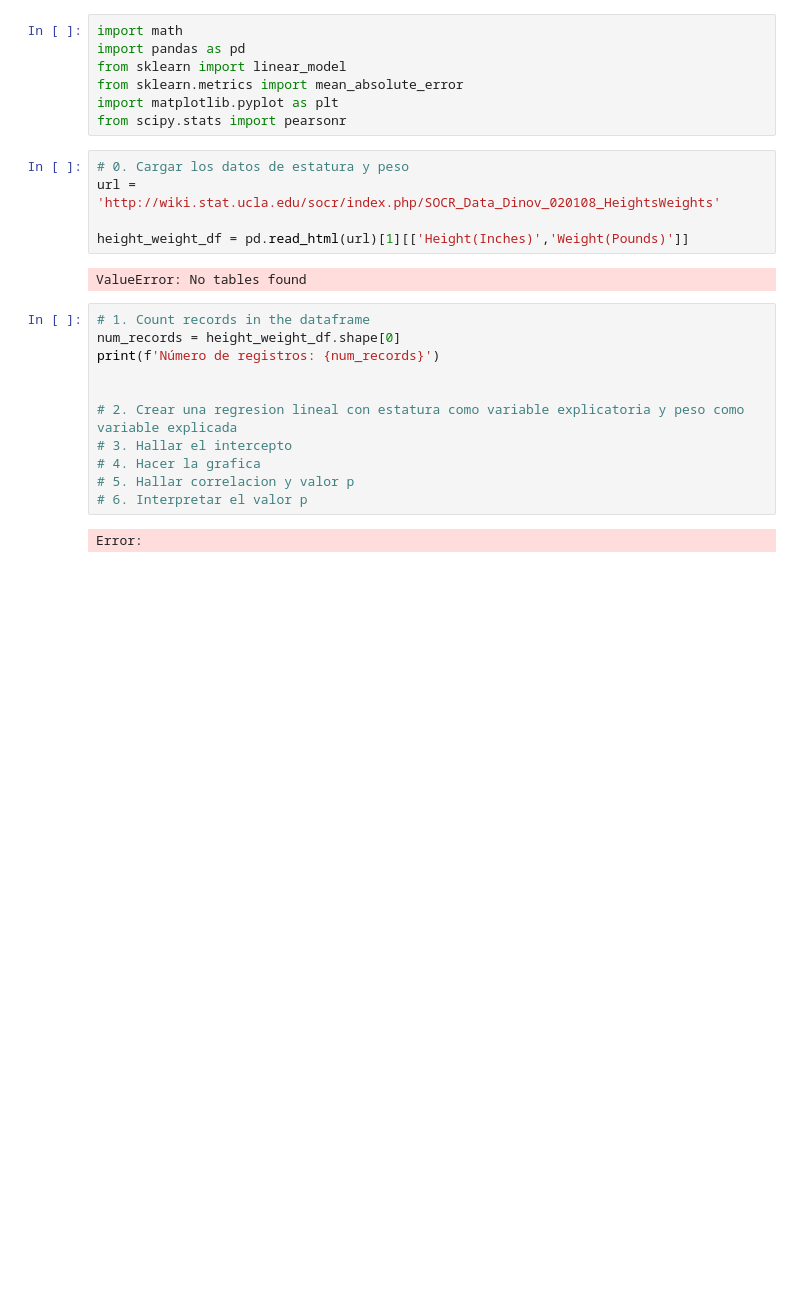
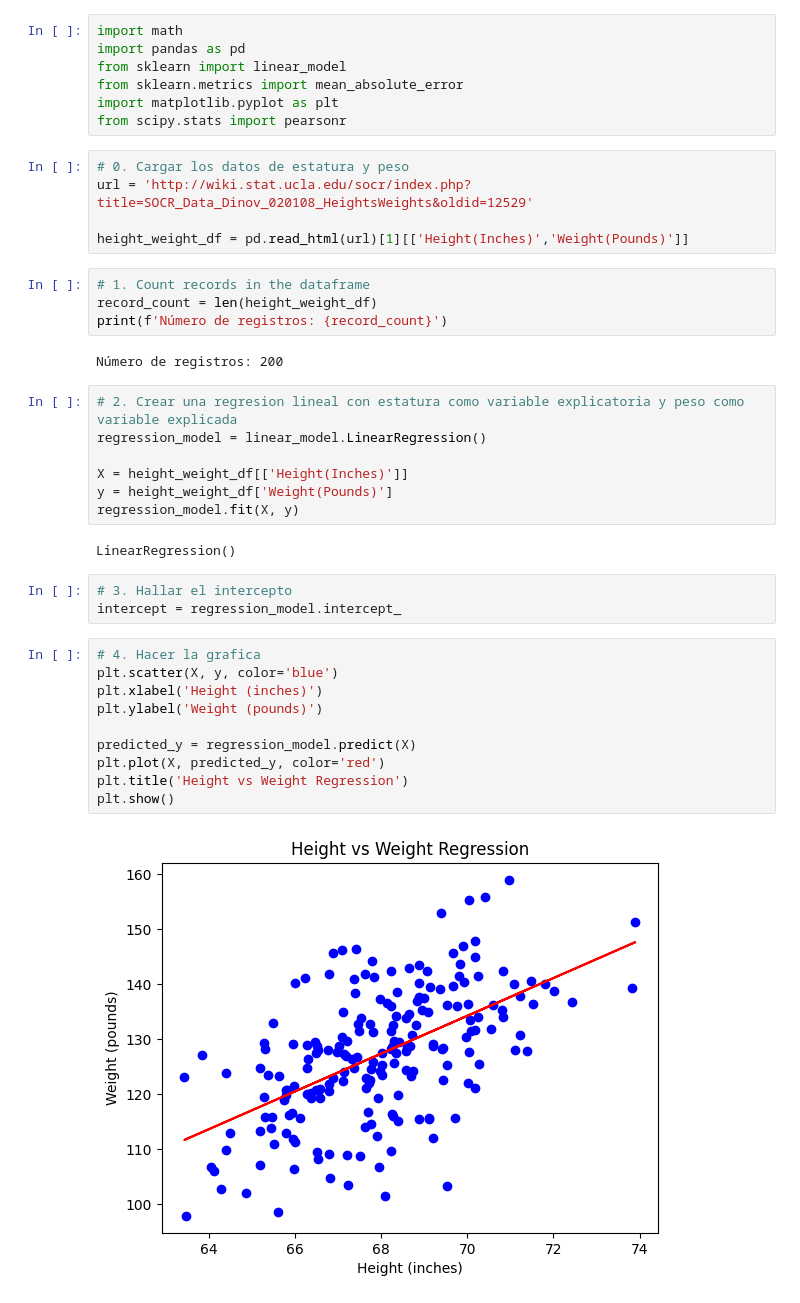
Before and after one commit to stefanoaragoni/CC31062024_Lab1, a Jupyter notebook: lab1-weight-prediction-model.ipynb, the cells around one changed output. Saved outputs shown, nothing was run; the diff lists cells and outputs as text; blank space fills up the shorter version.

```diff
--- a/lab1-weight-prediction-model.ipynb
+++ b/lab1-weight-prediction-model.ipynb
@@ -7,21 +7,36 @@ import matplotlib.pyplot as plt
 from scipy.stats import pearsonr
 # %%
 # 0. Cargar los datos de estatura y peso
-url = 'http://wiki.stat.ucla.edu/socr/index.php/SOCR_Data_Dinov_020108_HeightsWeights'
+url = 'http://wiki.stat.ucla.edu/socr/index.php?title=SOCR_Data_Dinov_020108_HeightsWeights&oldid=12529'
 
 height_weight_df = pd.read_html(url)[1][['Height(Inches)','Weight(Pounds)']]
-# %% [output]
-ValueError: No tables found
 # %%
 # 1. Count records in the dataframe
-num_records = height_weight_df.shape[0]
-print(f'Número de registros: {num_records}')
-
-
-# 2. Crear una regresion lineal con estatura como variable explicatoria y peso como variable explicada
-# 3. Hallar el intercepto
-# 4. Hacer la grafica
-# 5. Hallar correlacion y valor p
-# 6. Interpretar el valor p
+record_count = len(height_weight_df)
+print(f'Número de registros: {record_count}')
 # %% [output]
-Error:
+Número de registros: 200
+# %%
+# 2. Crear una regresion lineal con estatura como variable explicatoria y peso como variable explicada
+regression_model = linear_model.LinearRegression()
+
+X = height_weight_df[['Height(Inches)']]
+y = height_weight_df['Weight(Pounds)']
+regression_model.fit(X, y)
+# %% [output]
+LinearRegression()
+# %%
+# 3. Hallar el intercepto
+intercept = regression_model.intercept_
+# %%
+# 4. Hacer la grafica
+plt.scatter(X, y, color='blue')
+plt.xlabel('Height (inches)')
+plt.ylabel('Weight (pounds)')
+
+predicted_y = regression_model.predict(X)
+plt.plot(X, predicted_y, color='red')
+plt.title('Height vs Weight Regression')
+plt.show()
+# %% [output]
+[figure, added]
```
Also changed, not shown: parts of 2 cells of this notebook.
